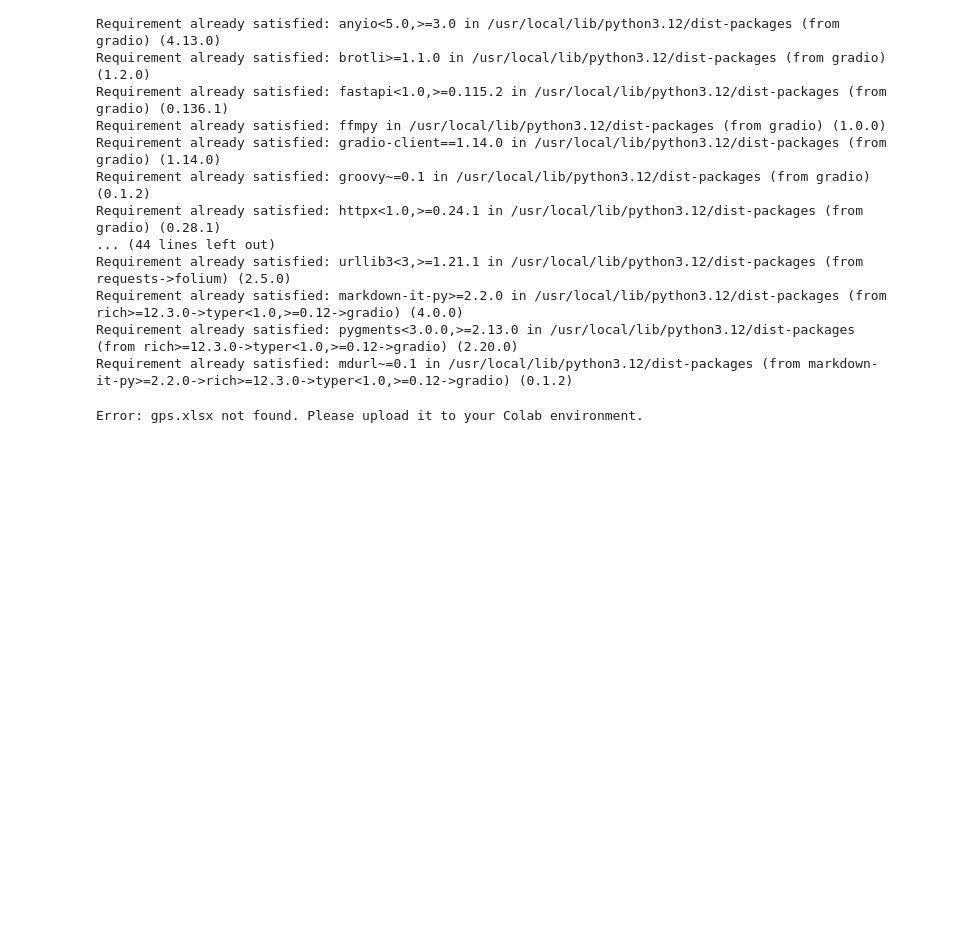
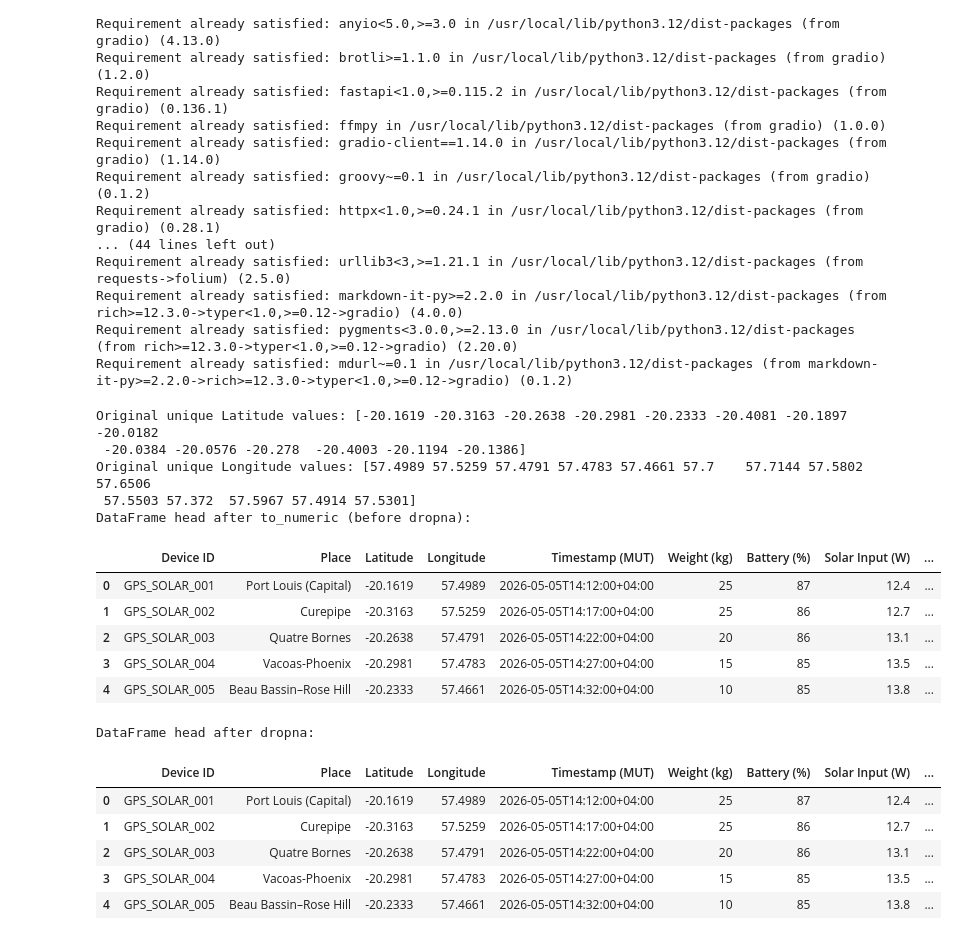
Before and after one commit to smanjullee/MAURICYCLE, a Jupyter notebook: MAURICYCLE_DASHBOARD.ipynb, the cells around one changed output. Cells and saved outputs as stored; diff of their text form; code cells hidden in the pictures; blank space fills up the shorter version.

```diff
--- a/MAURICYCLE_DASHBOARD.ipynb
+++ b/MAURICYCLE_DASHBOARD.ipynb
@@ -34,6 +34,7 @@ import pandas as pd
 import folium
 from geopy.geocoders import Nominatim
 from geopy.extra.rate_limiter import RateLimiter
+import os
 
 # --- Configuration and Data Loading ---
 
@@ -43,42 +44,83 @@ LOGO_PATH = 'newlogo.jpeg'
 # Load the Excel file
 try:
     df_gps = pd.read_excel('gps.xlsx')
+
+    print("Original unique Latitude values:", df_gps['Latitude'].unique())
+    print("Original unique Longitude values:", df_gps['Longitude'].unique())
+
+    # Clean Latitude column: remove leading "'- and convert to numeric
+    df_gps['Latitude'] = df_gps['Latitude'].astype(str).str.replace("'-", '', regex=False)
+    # Ensure Latitude and Longitude are numeric, coercing errors to NaN
+    df_gps['Latitude'] = pd.to_numeric(df_gps['Latitude'], errors='coerce')
+    df_gps['Longitude'] = pd.to_numeric(df_gps['Longitude'], errors='coerce')
+
+    print("DataFrame head after to_numeric (before dropna):")
+    display(df_gps.head())
+
+    # Drop rows where coordinates could not be converted
+    df_gps.dropna(subset=['Latitude', 'Longitude'], inplace=True)
+
+    print("DataFrame head after dropna:")
+    display(df_gps.head())
+
 except FileNotFoundError:
     print("Error: gps.xlsx not found. Please upload it to your Colab environment.")
-    df_gps = pd.DataFrame({'Place': [], 'Weight(Kg)': []}) # Create an empty DataFrame to avoid errors
+    df_gps = pd.DataFrame({'Place': [], 'Weight(Kg)': [], 'Latitude': [], 'Longitude': []}) # Create an empty DataFrame to avoid errors
 
 # Initialize geolocator with a user_agent
 geolocator = Nominatim(user_agent="mauricycle_app")
 geocode = RateLimiter(geolocator.geocode, min_delay_seconds=1)
 
 # Cache for geocoded locations to avoid repeated API calls
 location_cache = {}
 
 def get_coordinates(place_name):
     if place_name in location_cache:
         return location_cache[place_name]
+
+    # First, try to find coordinates in the df_gps itself if it's one of the bin places
+    # This part was primarily for dropdowns (source/destination) that might not be in df_gps
+    # For bin locations, we will use the pre-processed df_gps directly in generate_bin_map
+
     try:
         location = geocode(place_name + ", Mauritius") # Add Mauritius to improve accuracy
         if location:
             coords = (location.latitude, location.longitude)
             location_cache[place_name] = coords
             return coords
     except Exception as e:
         print(f"Error geocoding {place_name}: {e}")
     location_cache[place_name] = None # Cache failed attempts too
     return None
 
 # Pre-defined list of towns/villages in Mauritius for the 'Source' dropdown
 mauritius_towns = [
     "Port Louis", "Beau Bassin-Rose Hill", "Vacoas-Phoenix", "Curepipe",
     "Quatre Bornes", "Saint Pierre", "Centre de Flacq", "Mahebourg",
     "Goodlands", "Triolet", "Bel Air Rivière Sèche", "Grand Gaube"
 ]
 
 # Get unique 'Place' names for the 'Destination' dropdown
 destination_places = sorted(df_gps['Place'].unique().tolist())
 # %% [output]
-Error: gps.xlsx not found. Please upload it to your Colab environment.
+Original unique Latitude values: [-20.1619 -20.3163 -20.2638 -20.2981 -20.2333 -20.4081 -20.1897 -20.0182
+ -20.0384 -20.0576 -20.278  -20.4003 -20.1194 -20.1386]
+Original unique Longitude values: [57.4989 57.5259 57.4791 57.4783 57.4661 57.7    57.7144 57.5802 57.6506
+ 57.5503 57.372  57.5967 57.4914 57.5301]
+DataFrame head after to_numeric (before dropna):
+|  | Device ID | Place | Latitude | Longitude | Timestamp (MUT) | Weight (kg) | Battery (%) | Solar Input (W) | ... |
+| 0 | GPS_SOLAR_001 | Port Louis (Capital) | -20.1619 | 57.4989 | 2026-05-05T14:12:00+04:00 | 25 | 87 | 12.4 | ... |
+| 1 | GPS_SOLAR_002 | Curepipe | -20.3163 | 57.5259 | 2026-05-05T14:17:00+04:00 | 25 | 86 | 12.7 | ... |
+| 2 | GPS_SOLAR_003 | Quatre Bornes | -20.2638 | 57.4791 | 2026-05-05T14:22:00+04:00 | 20 | 86 | 13.1 | ... |
+| 3 | GPS_SOLAR_004 | Vacoas-Phoenix | -20.2981 | 57.4783 | 2026-05-05T14:27:00+04:00 | 15 | 85 | 13.5 | ... |
+| 4 | GPS_SOLAR_005 | Beau Bassin–Rose Hill | -20.2333 | 57.4661 | 2026-05-05T14:32:00+04:00 | 10 | 85 | 13.8 | ... |
+DataFrame head after dropna:
+|  | Device ID | Place | Latitude | Longitude | Timestamp (MUT) | Weight (kg) | Battery (%) | Solar Input (W) | ... |
+| 0 | GPS_SOLAR_001 | Port Louis (Capital) | -20.1619 | 57.4989 | 2026-05-05T14:12:00+04:00 | 25 | 87 | 12.4 | ... |
+| 1 | GPS_SOLAR_002 | Curepipe | -20.3163 | 57.5259 | 2026-05-05T14:17:00+04:00 | 25 | 86 | 12.7 | ... |
+| 2 | GPS_SOLAR_003 | Quatre Bornes | -20.2638 | 57.4791 | 2026-05-05T14:22:00+04:00 | 20 | 86 | 13.1 | ... |
+| 3 | GPS_SOLAR_004 | Vacoas-Phoenix | -20.2981 | 57.4783 | 2026-05-05T14:27:00+04:00 | 15 | 85 | 13.5 | ... |
+| 4 | GPS_SOLAR_005 | Beau Bassin–Rose Hill | -20.2333 | 57.4661 | 2026-05-05T14:32:00+04:00 | 10 | 85 | 13.8 | ... |
 # %%
 print("Columns in df_gps:", df_gps.columns.tolist())
 print(df_gps.info())
```
Also changed, not shown: parts of 4 cells of this notebook.
